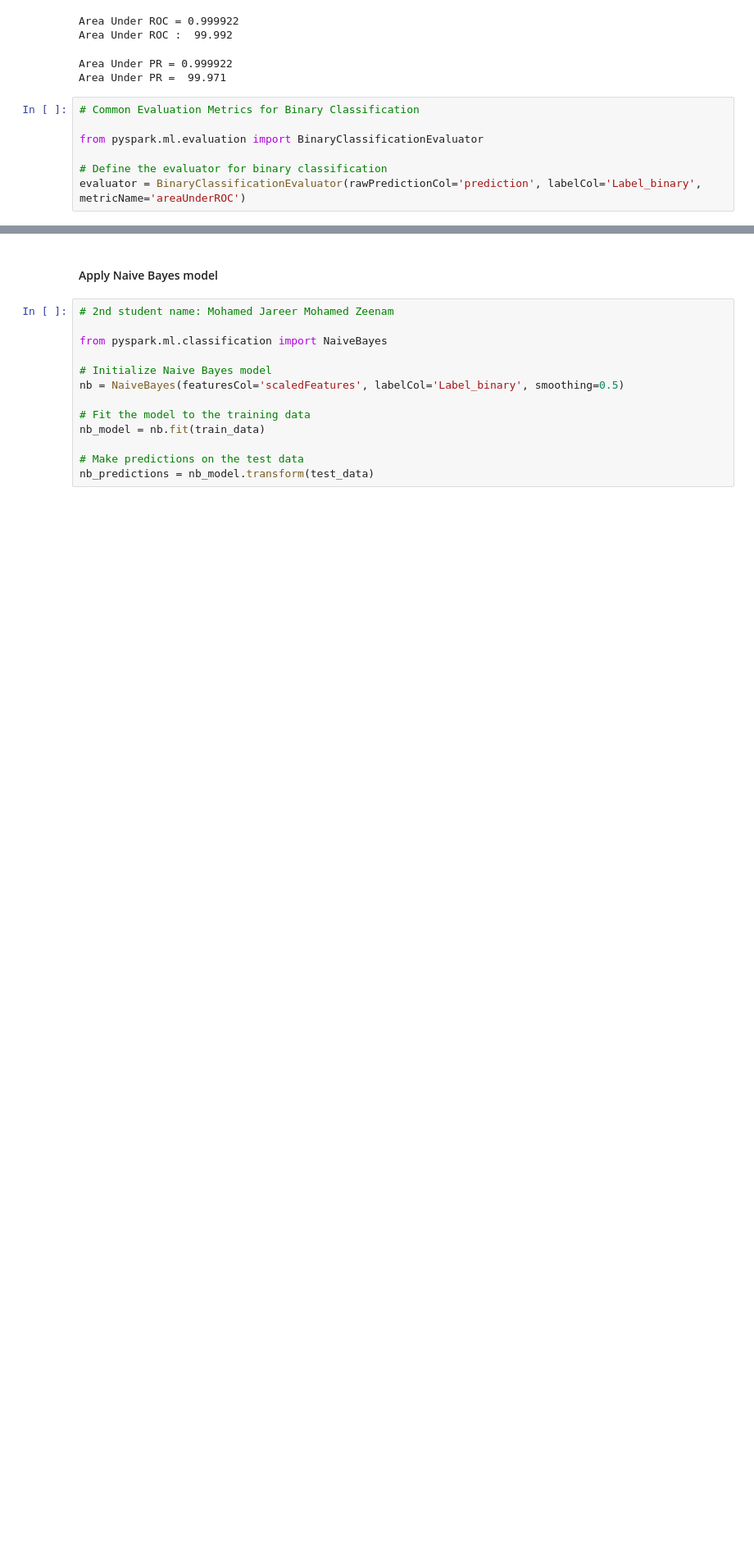
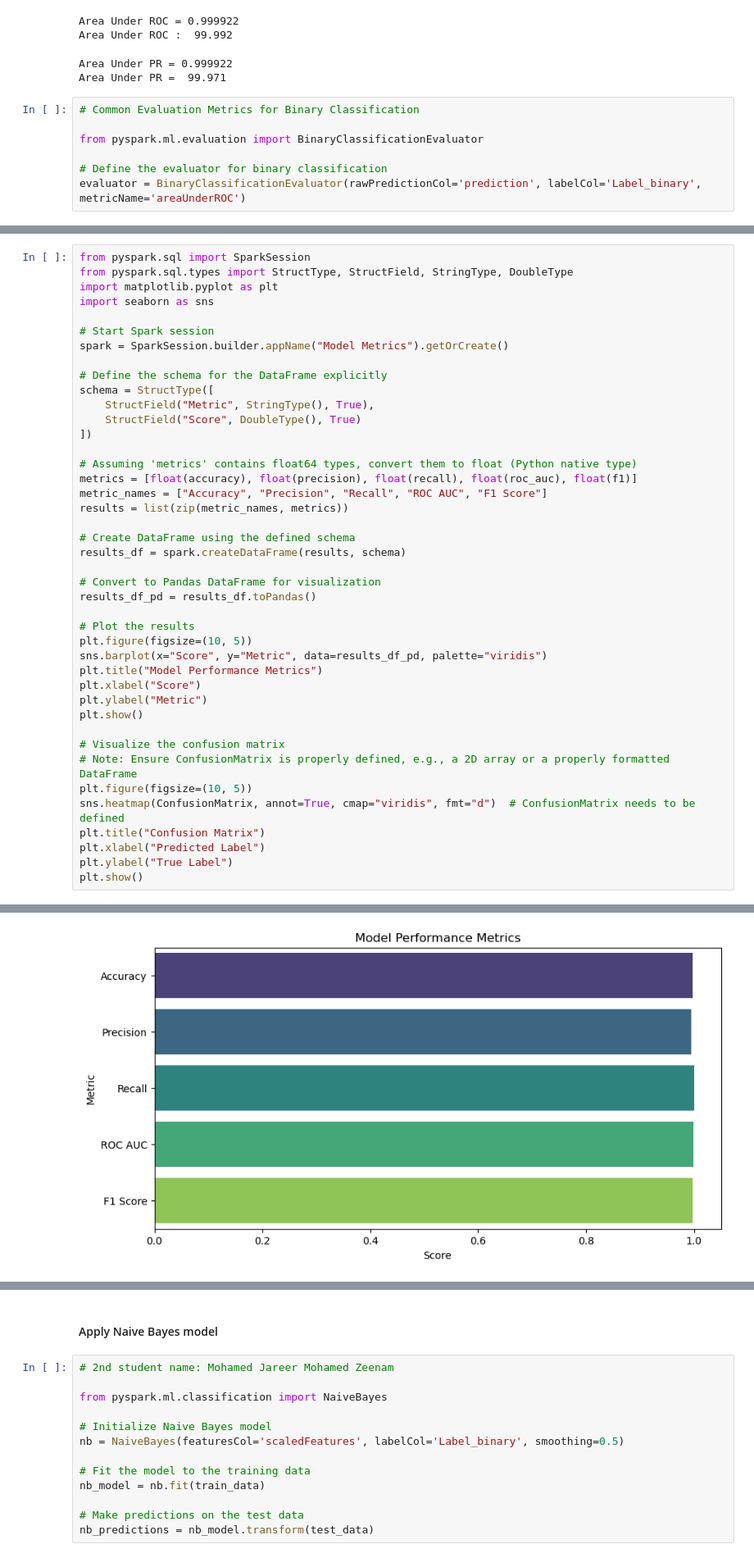
Before and after one commit to Mr-Mens/Big-Data-Course-Work, a Jupyter notebook: Group_ID_13_CRWK_CN7030.ipynb, the cells around one changed output, grey strips where cells are left out. Shown at 82% size. Drawn from its saved outputs; the diff is of its cells as text; blank space fills up the shorter version.

Commit message:
added visualisations

```diff
--- a/Group_ID_13_CRWK_CN7030.ipynb
+++ b/Group_ID_13_CRWK_CN7030.ipynb
@@ -565,0 +567,43 @@ Confusion Matrix :  [[199952    581]
+# %%
+from pyspark.sql import SparkSession
+from pyspark.sql.types import StructType, StructField, StringType, DoubleType
+import matplotlib.pyplot as plt
+import seaborn as sns
+
+# Start Spark session
+spark = SparkSession.builder.appName("Model Metrics").getOrCreate()
+
+# Define the schema for the DataFrame explicitly
+schema = StructType([
+    StructField("Metric", StringType(), True),
+    StructField("Score", DoubleType(), True)
+])
+
+# Assuming 'metrics' contains float64 types, convert them to float (Python native type)
+metrics = [float(accuracy), float(precision), float(recall), float(roc_auc), float(f1)]
+metric_names = ["Accuracy", "Precision", "Recall", "ROC AUC", "F1 Score"]
+results = list(zip(metric_names, metrics))
+
+# Create DataFrame using the defined schema
+results_df = spark.createDataFrame(results, schema)
+
+# Convert to Pandas DataFrame for visualization
+results_df_pd = results_df.toPandas()
+
+# Plot the results
+plt.figure(figsize=(10, 5))
+sns.barplot(x="Score", y="Metric", data=results_df_pd, palette="viridis")
+plt.title("Model Performance Metrics")
+plt.xlabel("Score")
+plt.ylabel("Metric")
+plt.show()
+
+# Visualize the confusion matrix
+# Note: Ensure ConfusionMatrix is properly defined, e.g., a 2D array or a properly formatted DataFrame
+plt.figure(figsize=(10, 5))
+sns.heatmap(ConfusionMatrix, annot=True, cmap="viridis", fmt="d")  # ConfusionMatrix needs to be defined
+plt.title("Confusion Matrix")
+plt.xlabel("Predicted Label")
+plt.ylabel("True Label")
+plt.show()
+# %% [output]
@@ -565,0 +611 @@ Confusion Matrix :  [[199952    581]
+[figure, added]
```
Also changed, not shown: parts of 16 cells of this notebook.
